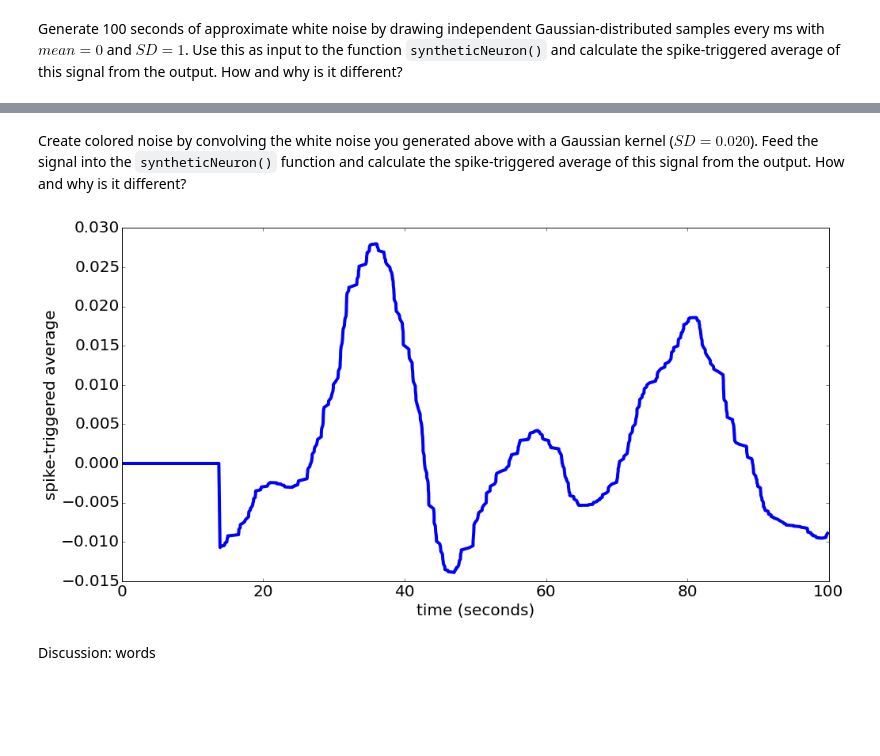
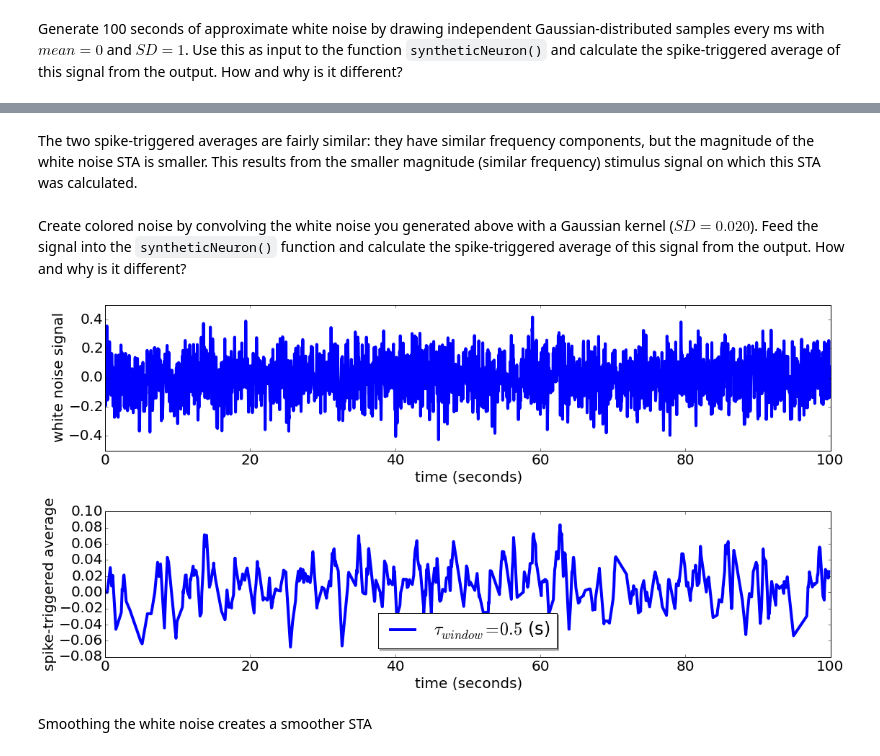
Before and after one commit to Kanaderu/SYDE552-750, a Jupyter notebook: SYDE552-750AssignmentNeuronResponses.ipynb, the cells around one changed output, grey strips where cells are left out. Cells and saved outputs as stored; diff of their text form; code cells hidden in the pictures; blank space fills up the shorter version.

````diff
--- a/SYDE552-750AssignmentNeuronResponses.ipynb
+++ b/SYDE552-750AssignmentNeuronResponses.ipynb
@@ -195,21 +225,15 @@ def spike_trig_avg(stim,spikes,dt,window_width):
 	#calculate the spike-triggered average
 	window = int(window_width / dt)
 	spike_triggered_avg=[]
-	#ignore time points before the first window
-	for i in range(len(spike_indices)):
+	for i in spike_indices:
 		stim_sum_i=0
+		#ignore time points before the first window
 		if i > window:
+			#sum over stimulus values in the window
 			for j in range(window):
 				stim_sum_i+=stim[i-j]
 		spike_triggered_avg.append(stim_sum_i)
 
 	spike_triggered_avg=np.array(spike_triggered_avg).flatten()/len(spike_indices)
 
-	#Plot the spike-triggered average
-	fig=plt.figure(figsize=(16,8))
-	ax=fig.add_subplot(111)
-	ax.plot(spike_indices*dt,spike_triggered_avg,
-		label='$\\tau_{window}=%s (s)' %window_width)
-	ax.set_xlabel('time (seconds)')
-	ax.set_ylabel('spike-triggered average')
-	plt.show()
+	return spike_indices*dt, spike_triggered_avg
@@ -279,34 +349,51 @@ Discussion: words
+# %% [markdown]
+The two spike-triggered averages are fairly similar: they have similar frequency components, but the magnitude of the white noise STA is smaller. This results from the smaller magnitude (similar frequency) stimulus signal on which this STA was calculated.
 # %% [markdown]
 Create colored noise by convolving the white noise you generated above with a Gaussian kernel ($SD=0.020$). Feed the signal into the ```syntheticNeuron()``` function and calculate the spike-triggered average of this signal from the output. How and why is it different?
 # %%
 def two_d():
 
 	T=100
 	dt=0.001
 	mean=0
 	std=1
 	seed=3
 
 	#generate noisy signal with gaussian sampled numbers
 	rng=np.random.RandomState(seed=seed)
 	noise=white_noise(mean,std,T,dt,rng)
 
 	#generate colored noise by convolving the noise signal with a gaussian
 	t=np.arange(0,T,dt)
 	sigma=0.020
 	G = np.exp(-(t-np.average(t))**2/(2*sigma**2))
 	G = G / sum(G)
 	colored_noise=np.convolve(noise,G,'same')
 
 	#feed colored noise into Bryan's spike generator
 	spikes=synthetic_neuron(colored_noise)
 
 	#calculate the spike-triggered average
-	window_width=0.100
-	spike_trig_avg(colored_noise,spikes,dt,window_width)
+	window_width=0.500
+	indices, sta = spike_trig_avg(colored_noise,spikes,dt,window_width)
+
+	#Plot the spike-triggered average
+	fig=plt.figure(figsize=(16,8))
+	ax=fig.add_subplot(211)
+	ax.plot(np.arange(0,T,dt),colored_noise)
+	ax.set_xlabel('time (seconds)')
+	ax.set_ylabel('white noise signal')
+	ax=fig.add_subplot(212)
+	ax.plot(indices,sta,
+		label='$\\tau_{window}=%s$ (s)' %window_width)
+	ax.set_xlabel('time (seconds)')
+	ax.set_ylabel('spike-triggered average')
+	legend=ax.legend(loc='best',shadow=True)
+	plt.tight_layout()
+	plt.show()
 
 two_d()
 # %% [output]
-[figure, old version]
+[figure, new version]
-# %% [markdown]
-Discussion: words
+# %% [markdown]
+Smoothing the white noise creates a smoother STA
````
Also changed, not shown: parts of 12 cells of this notebook.
